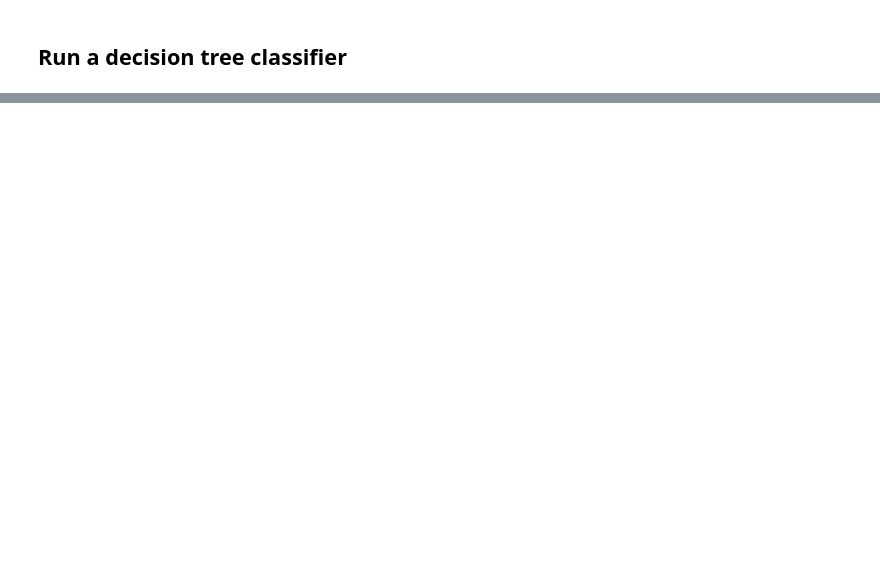
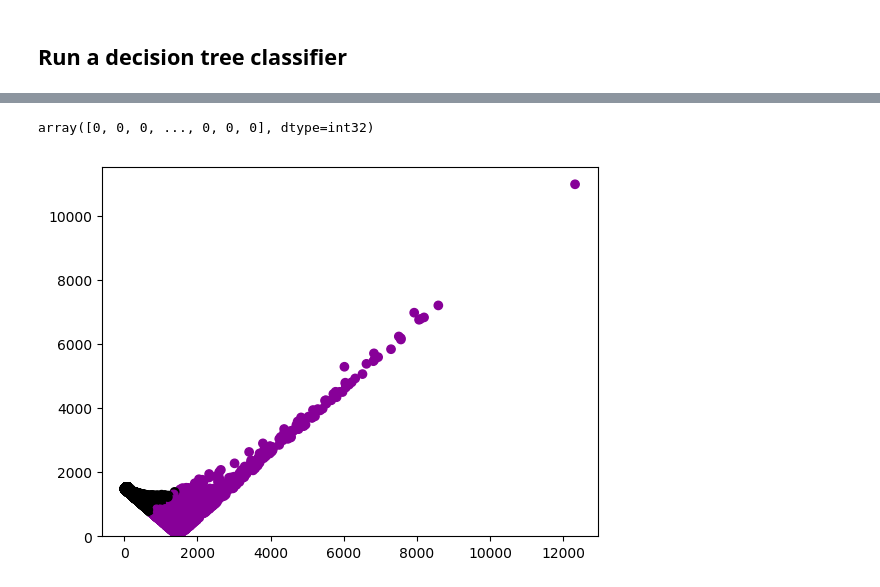
Before and after one commit to CornellDataScience/NLP_Research-FA17, a Jupyter notebook: local-elites/brandon/Topical Authority Model.ipynb, the cells around one changed output, grey strips where cells are left out. Drawn from its saved outputs; the diff is of its cells as text; code cells hidden in the pictures; blank space fills up the shorter version.

Commit message:
Unsupervised Learning - Kmeans + Visualization

```diff
--- a/local-elites/brandon/Topical Authority Model.ipynb
+++ b/local-elites/brandon/Topical Authority Model.ipynb
@@ -528,0 +529,11 @@ fig
+# %%
+from sklearn.cluster import KMeans
+clf_KMeans = KMeans(n_clusters=2, random_state=0).fit(X2)
+display(clf_KMeans.labels_)
+
+kmeans_predictions = clf_KMeans.predict(X2)
+display(sum(clf_KMeans.predict(X2)))
+display(sum(1 - clf_KMeans.predict(X2)))
+display(clf_KMeans.cluster_centers_)
+
+clf_kmeans_2d = clf_KMeans.transform(X2)
@@ -528,0 +552,11 @@ fig
+# %%
+clf_KMeans.labels_
+# %% [output]
+array([0, 0, 0, ..., 0, 0, 0], dtype=int32)
+# %%
+kmeans_x = clf_kmeans_2d[:,0]
+kmeans_y = clf_kmeans_2d[:,1]
+plt.scatter(kmeans_x, kmeans_y, c=[matplotlib.cm.spectral(float(i) /10) for i in clf_KMeans.labels_]);
+plt.show()
+# %% [output]
+[figure, added]
```
Also changed, not shown: parts of 18 cells of this notebook.
